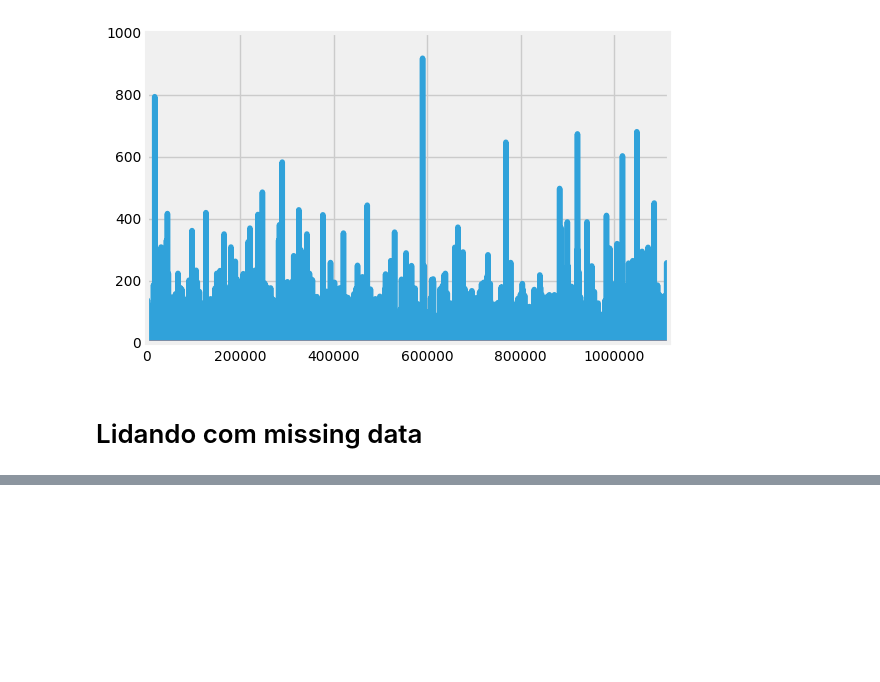
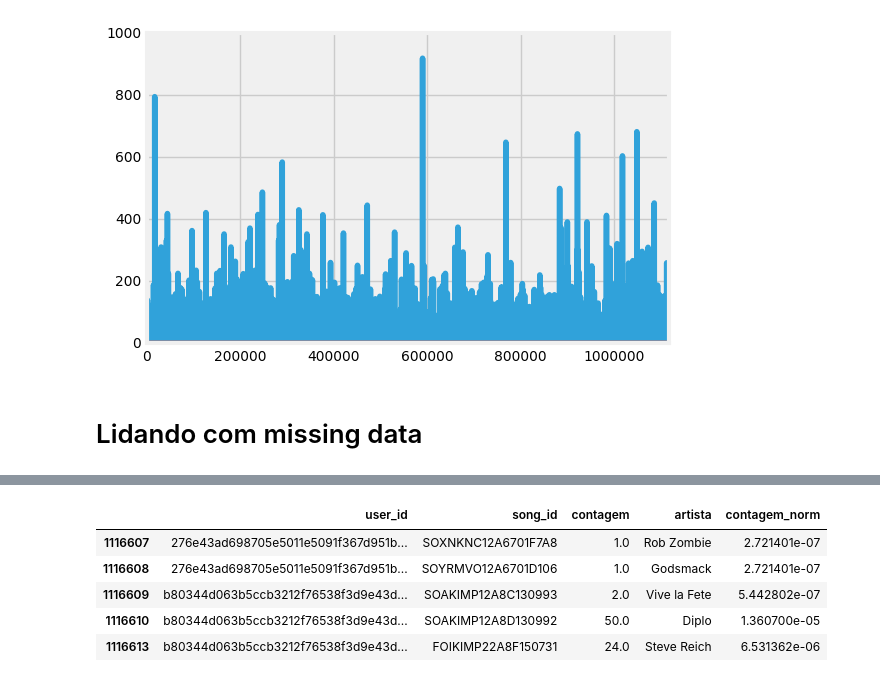
Before and after one commit to Libardo1/Recommendation-drafts, a Jupyter notebook: pandas_basic3.ipynb, the cells around one changed output, grey strips where cells are left out. Saved outputs shown, nothing was run; the diff lists cells and outputs as text; code cells hidden in the pictures; blank space fills up the shorter version.

```diff
--- a/pandas_basic3.ipynb
+++ b/pandas_basic3.ipynb
@@ -74,0 +80,9 @@ df.tail()
+# %%
+df2.tail()
+# %% [output]
+|  | user_id | song_id | contagem | artista | contagem_norm |
+| 1116607 | 276e43ad698705e5011e5091f367d951b... | SOXNKNC12A6701F7A8 | 1.0 | Rob Zombie | 2.721401e-07 |
+| 1116608 | 276e43ad698705e5011e5091f367d951b... | SOYRMVO12A6701D106 | 1.0 | Godsmack | 2.721401e-07 |
+| 1116609 | b80344d063b5ccb3212f76538f3d9e43d... | SOAKIMP12A8C130993 | 2.0 | Vive la Fete | 5.442802e-07 |
+| 1116610 | b80344d063b5ccb3212f76538f3d9e43d... | SOAKIMP12A8D130992 | 50.0 | Diplo | 1.360700e-05 |
+| 1116613 | b80344d063b5ccb3212f76538f3d9e43d... | FOIKIMP22A8F150731 | 24.0 | Steve Reich | 6.531362e-06 |
```
Also changed, not shown: parts of 11 cells of this notebook, 1 other file.
